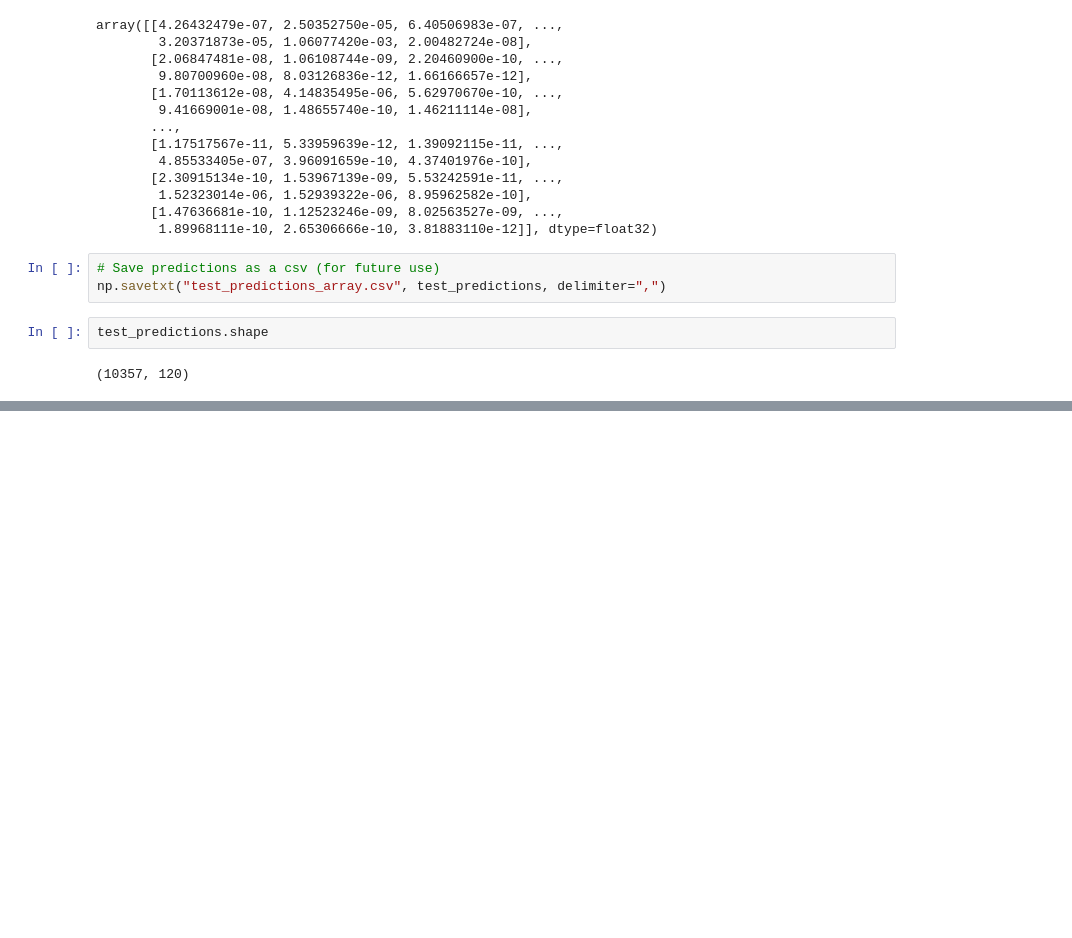
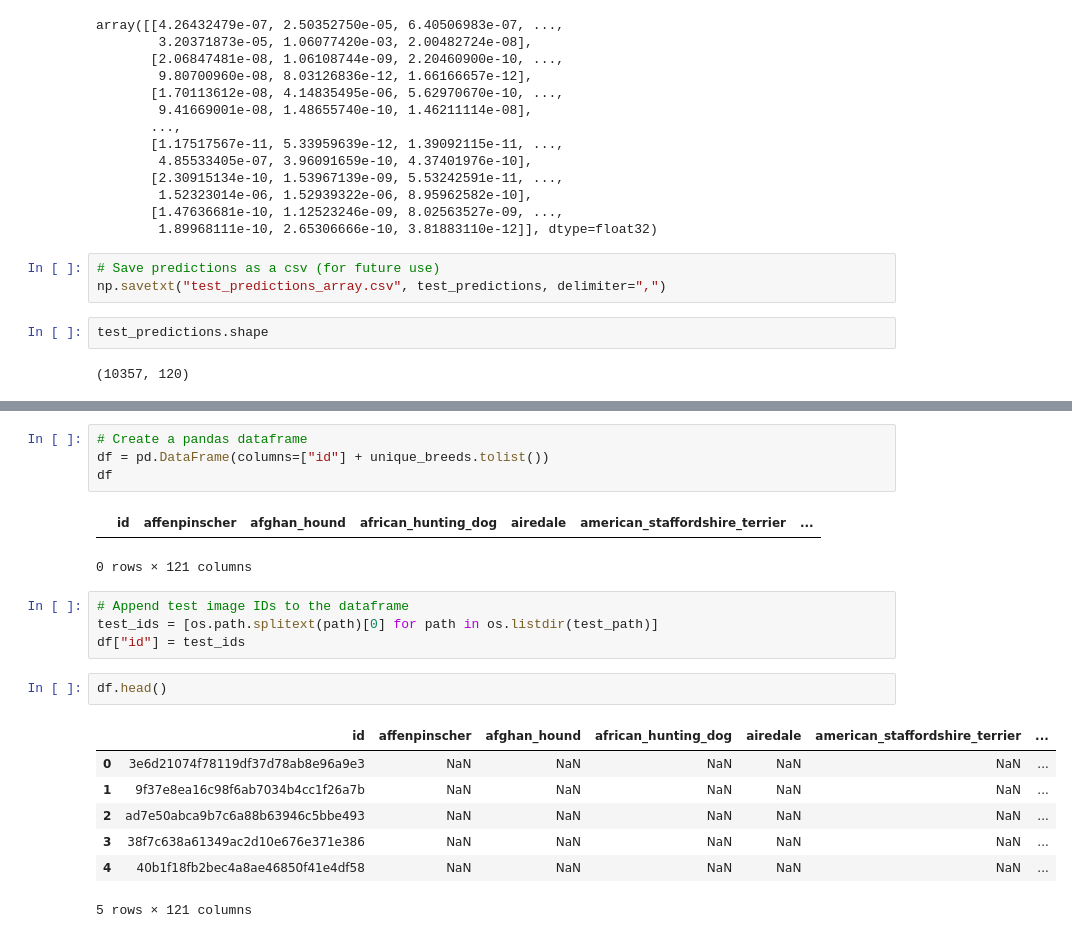
Before and after one commit to Zenoix/Dog-Vision, a Jupyter notebook: dog_vision.ipynb, the cells around one changed output, grey strips where cells are left out. Cells and saved outputs as stored; diff of their text form; blank space fills up the shorter version.

```diff
--- a/dog_vision.ipynb
+++ b/dog_vision.ipynb
@@ -960,0 +970,21 @@ test_predictions.shape
+# %%
+# Create a pandas dataframe
+df = pd.DataFrame(columns=["id"] + unique_breeds.tolist())
+df
+# %% [output]
+|  | id | affenpinscher | afghan_hound | african_hunting_dog | airedale | american_staffordshire_terrier | ... |
+0 rows × 121 columns
+# %%
+# Append test image IDs to the dataframe
+test_ids = [os.path.splitext(path)[0] for path in os.listdir(test_path)]
+df["id"] = test_ids
+# %%
+df.head()
+# %% [output]
+|  | id | affenpinscher | afghan_hound | african_hunting_dog | airedale | american_staffordshire_terrier | ... |
+| 0 | 3e6d21074f78119df37d78ab8e96a9e3 | NaN | NaN | NaN | NaN | NaN | ... |
+| 1 | 9f37e8ea16c98f6ab7034b4cc1f26a7b | NaN | NaN | NaN | NaN | NaN | ... |
+| 2 | ad7e50abca9b7c6a88b63946c5bbe493 | NaN | NaN | NaN | NaN | NaN | ... |
+| 3 | 38f7c638a61349ac2d10e676e371e386 | NaN | NaN | NaN | NaN | NaN | ... |
+| 4 | 40b1f18fb2bec4a8ae46850f41e4df58 | NaN | NaN | NaN | NaN | NaN | ... |
+5 rows × 121 columns
```
Also changed, not shown: parts of 4 cells of this notebook.
